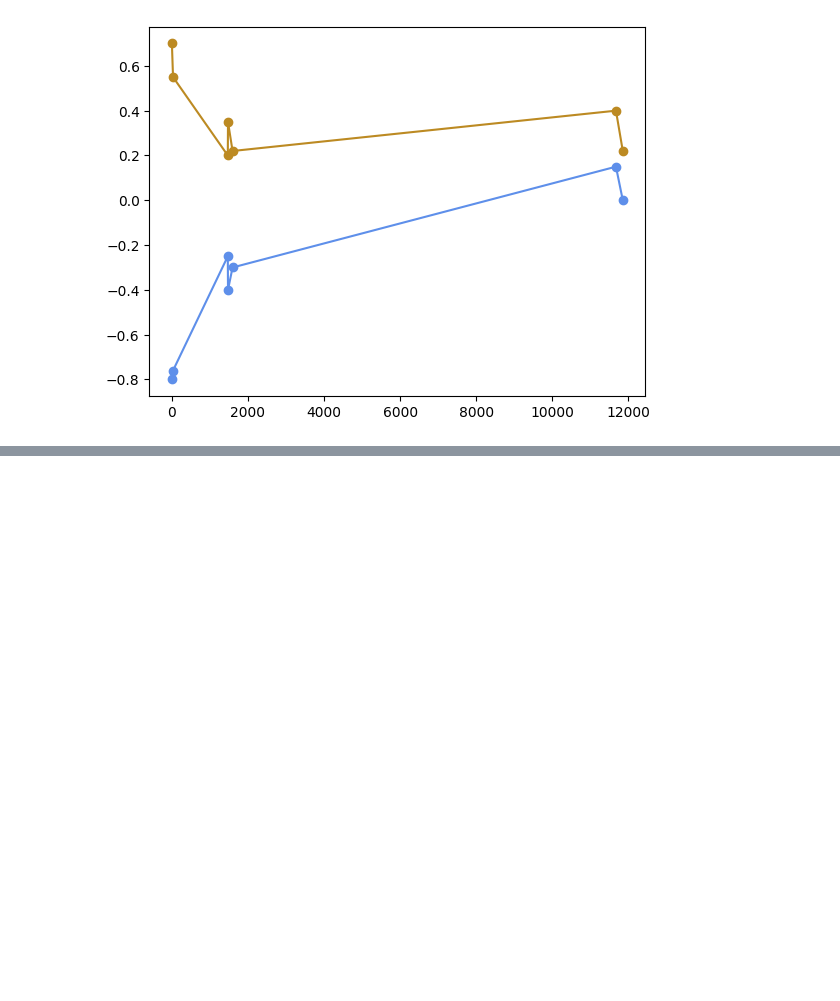
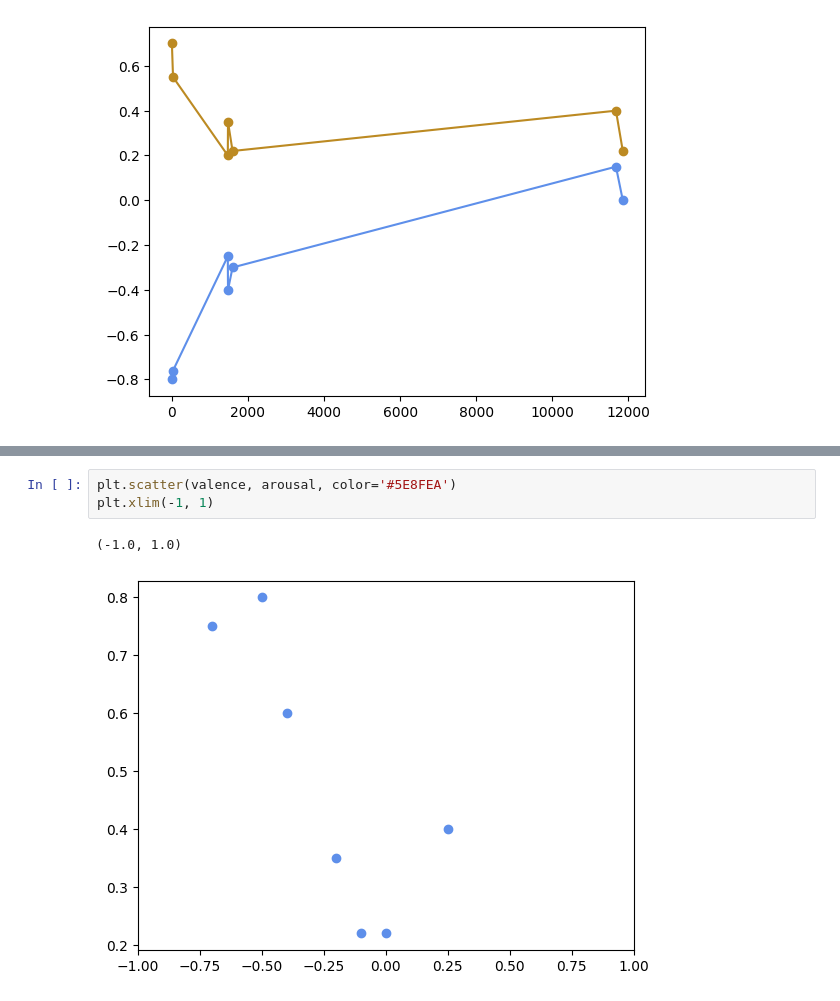
Before and after one commit to anytaaly/cershe-valence-arousal-data-analysis, a Jupyter notebook: cershe_valence_arousal_data_analysis.ipynb, the cells around one changed output, grey strips where cells are left out. Saved outputs shown, nothing was run; the diff lists cells and outputs as text; blank space fills up the shorter version.

```diff
--- a/cershe_valence_arousal_data_analysis.ipynb
+++ b/cershe_valence_arousal_data_analysis.ipynb
@@ -86,0 +86,6 @@ plt.xscale('symlog', linthresh=60)
+# %%
+plt.scatter(valence, arousal, color='#5E8FEA')
+plt.xlim(-1, 1)
+# %% [output]
+(-1.0, 1.0)
+[figure, added]
```
Also changed, not shown: parts of 4 cells of this notebook.
